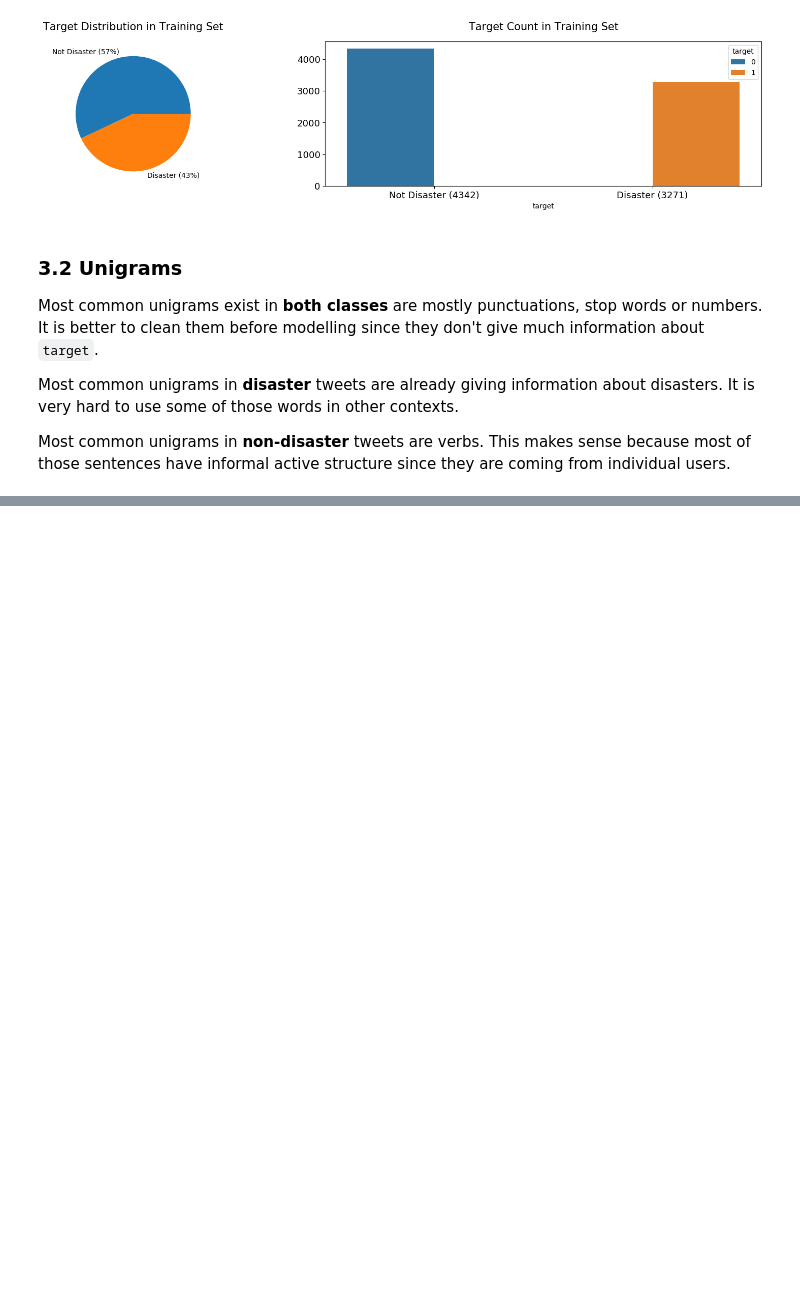
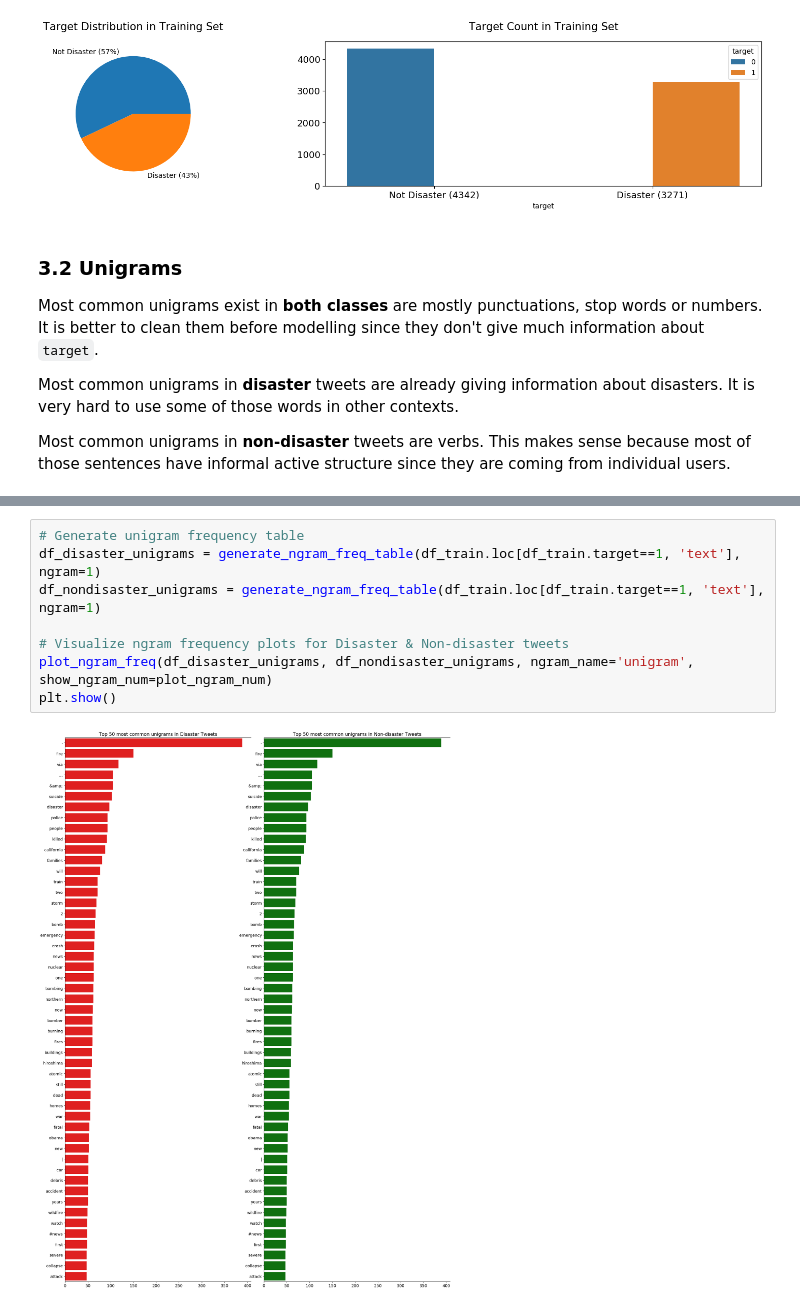
Before and after one commit to sam351/NLP_study, a Jupyter notebook: kaggle_disaster_tweets/201118_disaster-tweets_01_BERT.ipynb, the cells around one changed output, grey strips where cells are left out. Cells and saved outputs as stored; diff of their text form; blank space fills up the shorter version.

Commit message:
Modify 201118_disaster-tweets_01_BERT.ipynb
- Modify 3.2 Unigrams
  - Add function : generate_ngram_freq_table
  - Add function : plot_ngram_freq

```diff
--- a/kaggle_disaster_tweets/201118_disaster-tweets_01_BERT.ipynb
+++ b/kaggle_disaster_tweets/201118_disaster-tweets_01_BERT.ipynb
@@ -272,0 +263,10 @@ plt.show()
+# %%
+# Generate unigram frequency table
+df_disaster_unigrams = generate_ngram_freq_table(df_train.loc[df_train.target==1, 'text'], ngram=1)
+df_nondisaster_unigrams = generate_ngram_freq_table(df_train.loc[df_train.target==1, 'text'], ngram=1)
+
+# Visualize ngram frequency plots for Disaster & Non-disaster tweets
+plot_ngram_freq(df_disaster_unigrams, df_nondisaster_unigrams, ngram_name='unigram', show_ngram_num=plot_ngram_num)
+plt.show()
+# %% [output]
+[figure, added]
```
Also changed, not shown: parts of 2 cells of this notebook.
